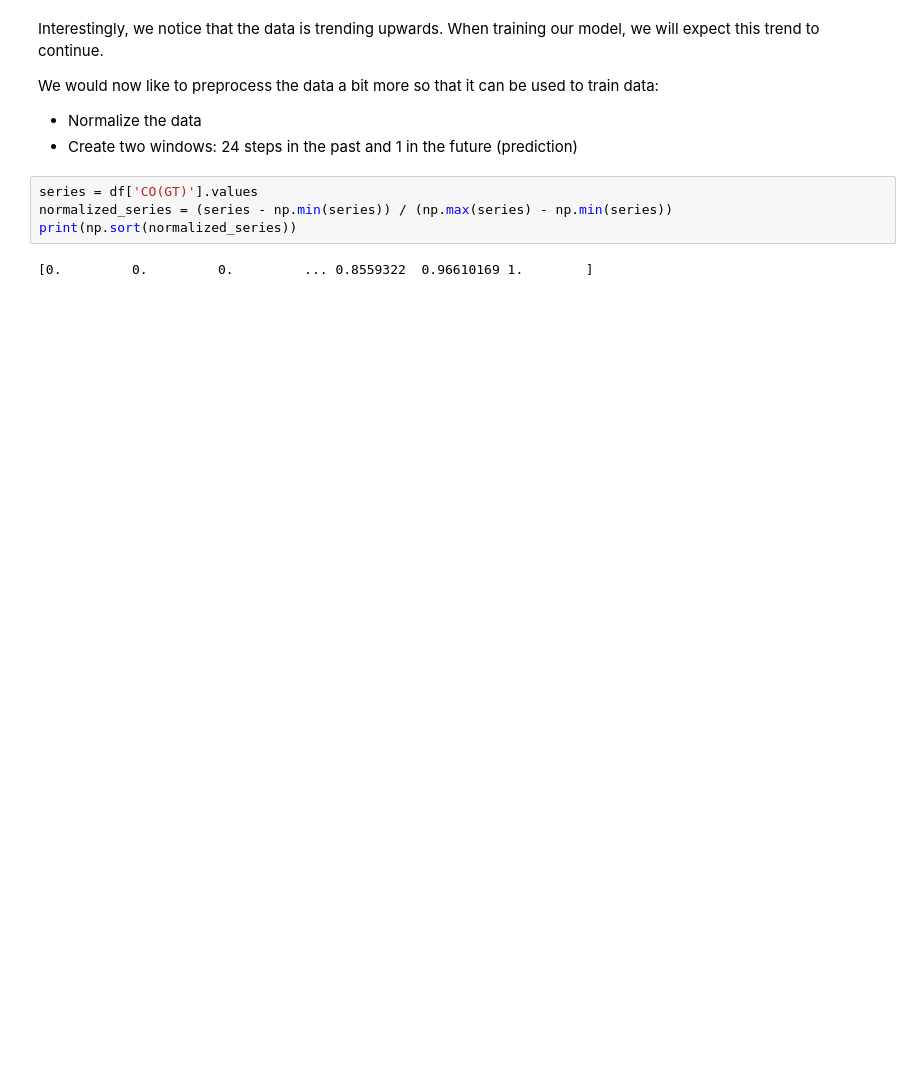
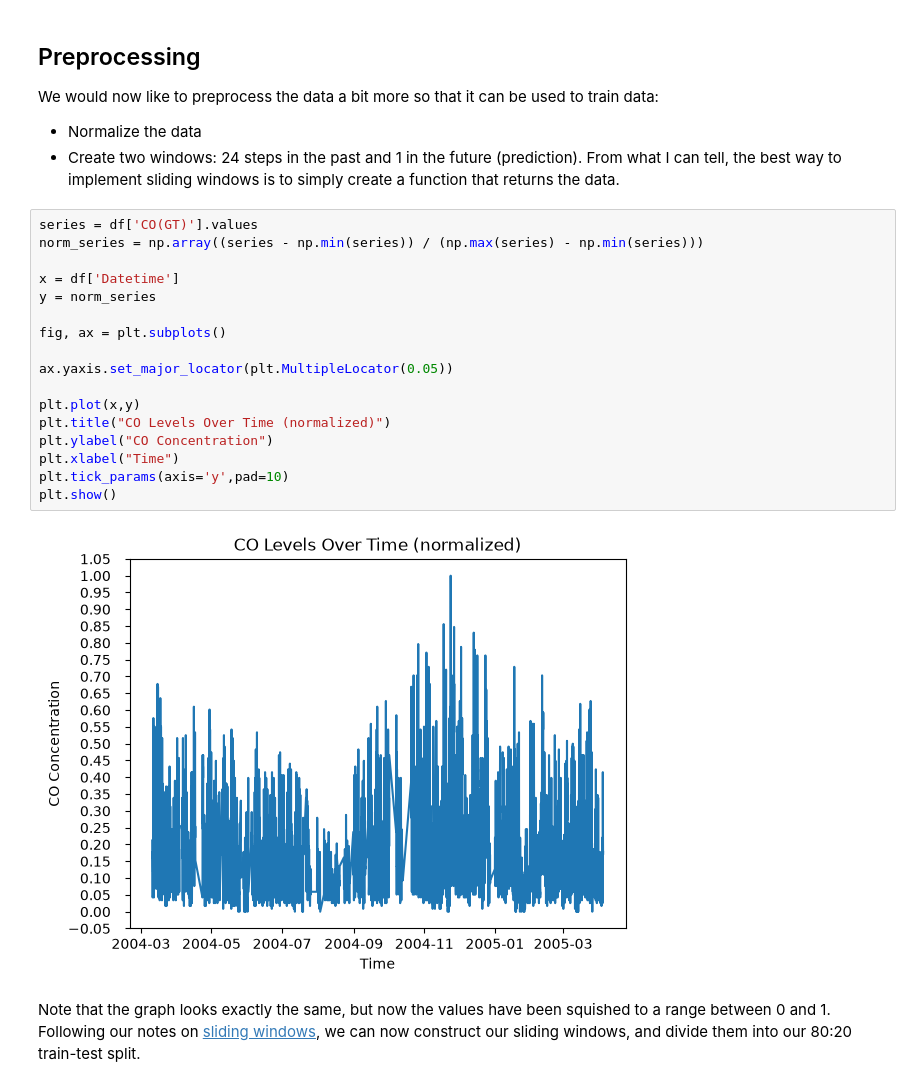
Before and after one commit to waffleshd/LSTM-training, a Jupyter notebook: lstm.ipynb, the cells around one changed output. Saved outputs shown, nothing was run; the diff lists cells and outputs as text; blank space fills up the shorter version.

```diff
--- a/lstm.ipynb
+++ b/lstm.ipynb
@@ -58,12 +102,27 @@ plt.show()
 # %% [markdown]
-Interestingly, we notice that the data is trending upwards. When training our model, we will expect this trend to continue.
+## Preprocessing
 
 We would now like to preprocess the data a bit more so that it can be used to train data:
 - Normalize the data
-- Create two windows: 24 steps in the past and 1 in the future (prediction)
+- Create two windows: 24 steps in the past and 1 in the future (prediction). From what I can tell, the best way to implement sliding windows is to simply create a function that returns the data.
 # %%
 series = df['CO(GT)'].values
-normalized_series = (series - np.min(series)) / (np.max(series) - np.min(series))
-print(np.sort(normalized_series))
+norm_series = np.array((series - np.min(series)) / (np.max(series) - np.min(series)))
+
+x = df['Datetime']
+y = norm_series
+
+fig, ax = plt.subplots()
+
+ax.yaxis.set_major_locator(plt.MultipleLocator(0.05))
+
+plt.plot(x,y)
+plt.title("CO Levels Over Time (normalized)")
+plt.ylabel("CO Concentration")
+plt.xlabel("Time")
+plt.tick_params(axis='y',pad=10)
+plt.show()
 # %% [output]
-[0.         0.         0.         ... 0.8559322  0.96610169 1.        ]
+[figure, added]
+# %% [markdown]
+Note that the graph looks exactly the same, but now the values have been squished to a range between 0 and 1. Following our notes on [sliding windows](README.md#the-sliding-window), we can now construct our sliding windows, and divide them into our 80:20 train-test split.
```
Also changed, not shown: parts of 11 cells of this notebook, 2 other files.
